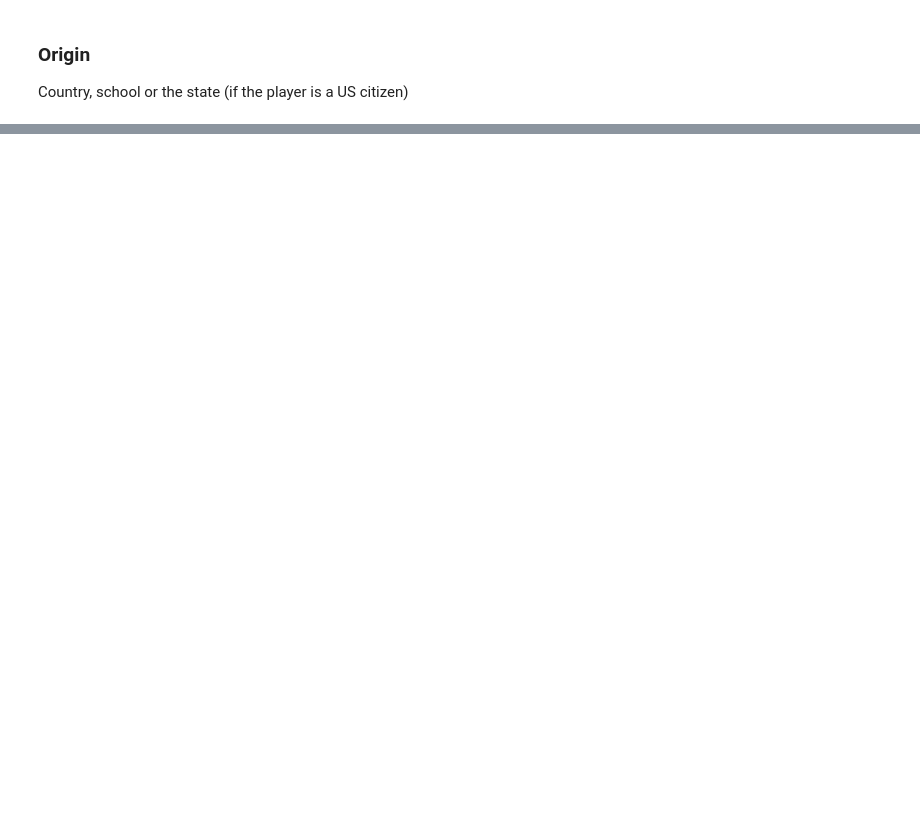
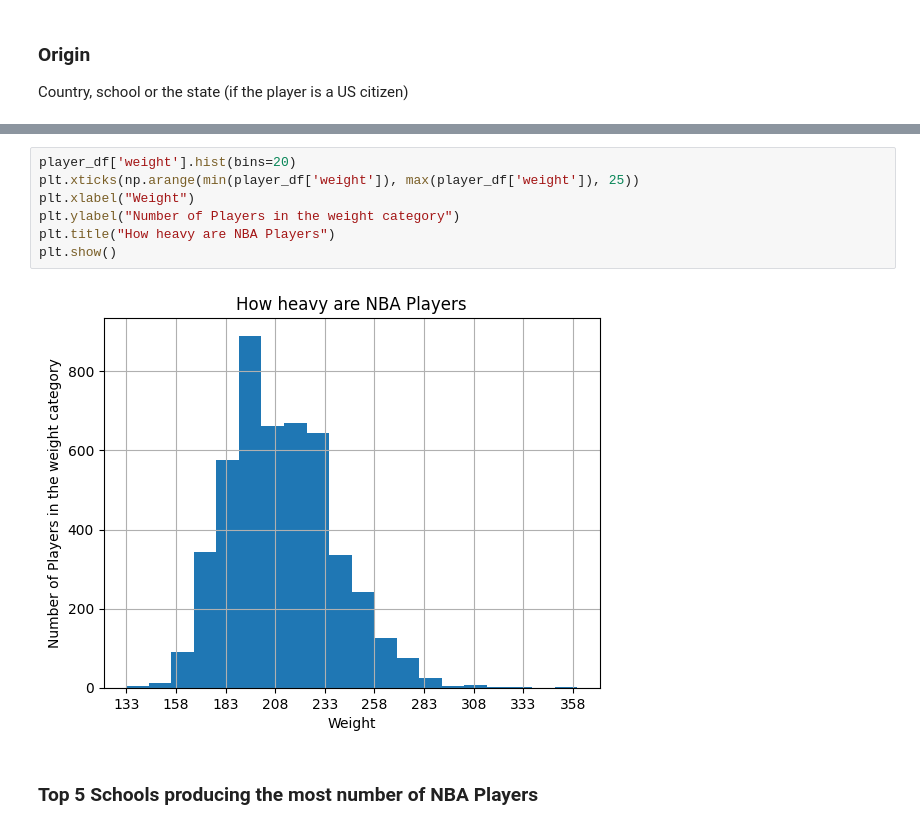
Before and after one commit to com-480-data-visualization/project-2023-dunkdata, a Jupyter notebook: explore.ipynb, the cells around one changed output, grey strips where cells are left out. Drawn from its saved outputs; the diff is of its cells as text; blank space fills up the shorter version.

```diff
--- a/explore.ipynb
+++ b/explore.ipynb
@@ -32,0 +33,11 @@ len(player_df.index)
+# %%
+player_df['weight'].hist(bins=20)
+plt.xticks(np.arange(min(player_df['weight']), max(player_df['weight']), 25))
+plt.xlabel("Weight")
+plt.ylabel("Number of Players in the weight category")
+plt.title("How heavy are NBA Players")
+plt.show()
+# %% [output]
+[figure, added]
+# %% [markdown]
+### Top 5 Schools producing the most number of NBA Players
```
Also changed, not shown: parts of 16 cells of this notebook.
